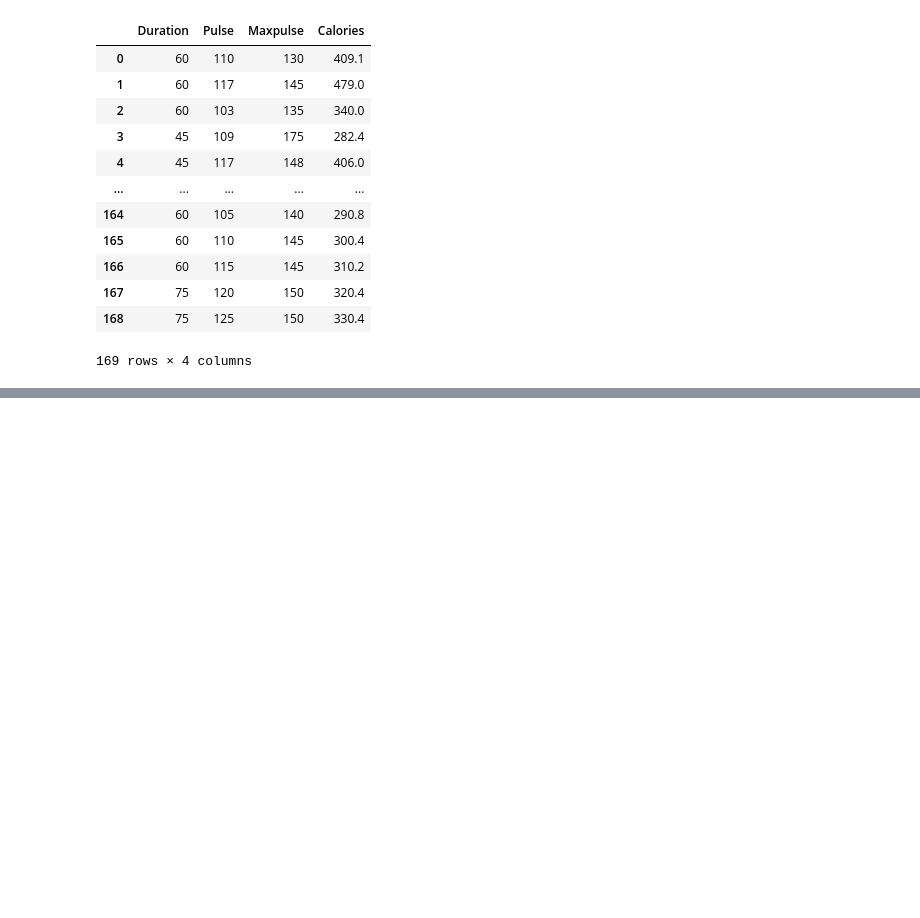
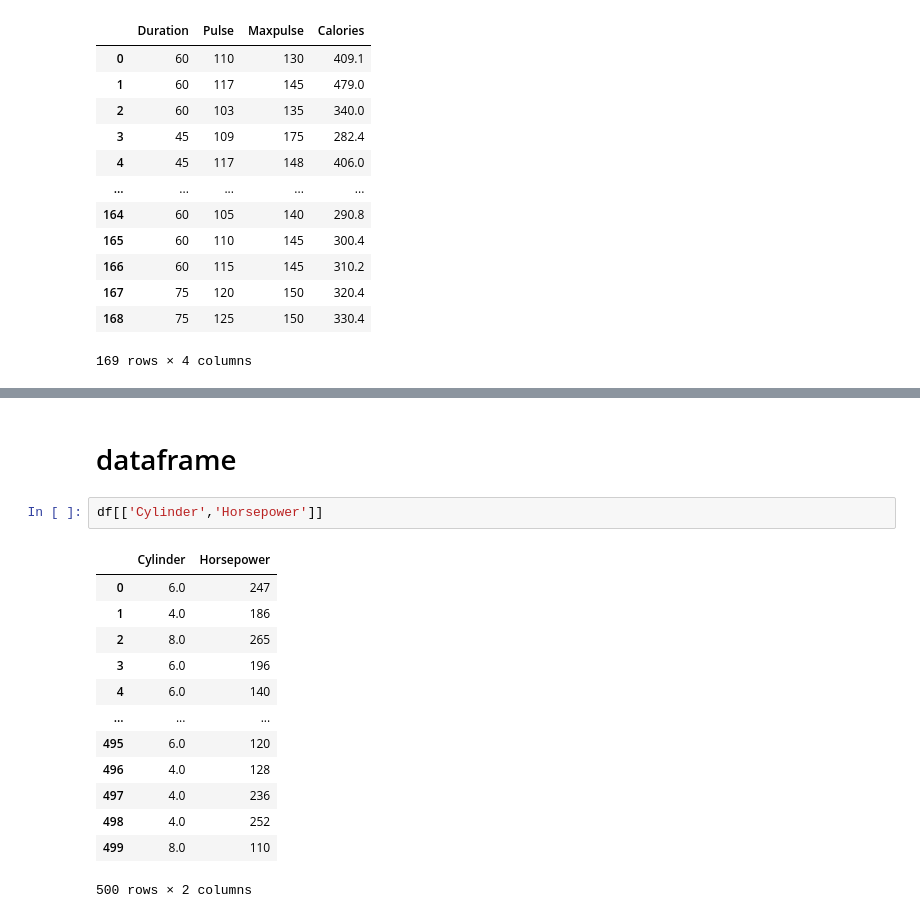
Before and after one commit to monisha4evr/dataAnalytics_04, a Jupyter notebook: AdvancePython/pandas/02_load_write.ipynb, the cells around one changed output, grey strips where cells are left out. Saved outputs shown, nothing was run; the diff lists cells and outputs as text; blank space fills up the shorter version.

```diff
--- a/AdvancePython/pandas/02_load_write.ipynb
+++ b/AdvancePython/pandas/02_load_write.ipynb
@@ -107,0 +177,18 @@ df
+# %% [markdown]
+# dataframe
+# %%
+df[['Cylinder','Horsepower']]
+# %% [output]
+|  | Cylinder | Horsepower |
+| 0 | 6.0 | 247 |
+| 1 | 4.0 | 186 |
+| 2 | 8.0 | 265 |
+| 3 | 6.0 | 196 |
+| 4 | 6.0 | 140 |
+| ... | ... | ... |
+| 495 | 6.0 | 120 |
+| 496 | 4.0 | 128 |
+| 497 | 4.0 | 236 |
+| 498 | 4.0 | 252 |
+| 499 | 8.0 | 110 |
+500 rows × 2 columns
```
Also changed, not shown: parts of 7 cells of this notebook, 8 other files.
